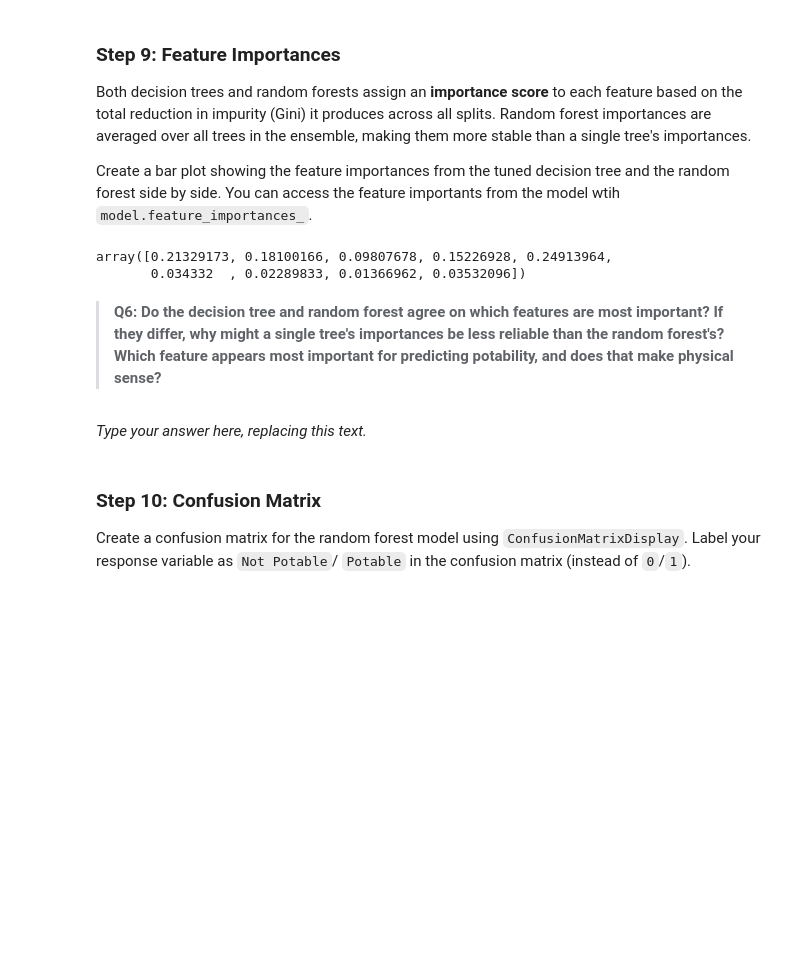
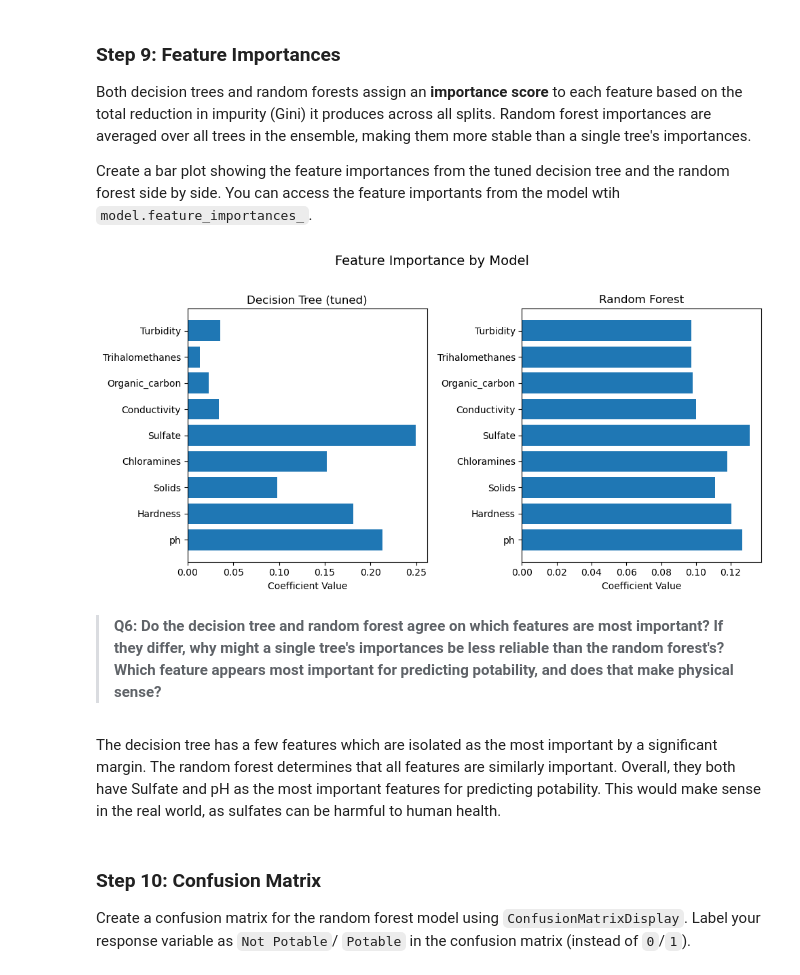
Before and after one commit to ebkhan-peng/assignment-3, a Jupyter notebook: task2/hw3-task2.ipynb, the cells around one changed output. Cells and saved outputs as stored; diff of their text form; code cells hidden in the pictures; blank space fills up the shorter version.

```diff
--- a/task2/hw3-task2.ipynb
+++ b/task2/hw3-task2.ipynb
@@ -265,19 +265,28 @@ Both decision trees and random forests assign an **importance score** to each fe
 Create a bar plot showing the feature importances from the tuned decision tree and the random forest side by side. You can access the feature importants from the model wtih `model.feature_importances_`.
 # %%
 tree_cols = ['Decision Tree (tuned)', 'Random Forest']
-fig, axes = plt.subplots(1,2 figsize = (10,5), sharey=False, sharex=False)
+
+model_comp = pd.DataFrame({'Feature': feature_names, 'Decision Tree (tuned)':dt_opt.feature_importances_,
+                           'Random Forest': rf.feature_importances_ })
+
+
+fig, axes = plt.subplots(1,2, figsize = (10,5), sharey=False, sharex=False)
 
 for ax, col in zip(axes, tree_cols):
+    ax.barh(model_comp['Feature'], model_comp[col])
+    ax.axvline(0, color='black', linewidth=0.8)
+    ax.set_title(col)
+    ax.set_xlabel('Coefficient Value')
 
-
-dt_opt.feature_importances_
+plt.suptitle('Feature Importance by Model', fontsize=14, y=1.02)
+plt.tight_layout()
+plt.show()
 # %% [output]
-array([0.21329173, 0.18100166, 0.09807678, 0.15226928, 0.24913964,
-       0.034332  , 0.02289833, 0.01366962, 0.03532096])
+[figure, added]
 # %% [markdown]
 > **Q6: Do the decision tree and random forest agree on which features are most important? If they differ, why might a single tree's importances be less reliable than the random forest's? Which feature appears most important for predicting potability, and does that make physical sense?**
 # %% [markdown]
-_Type your answer here, replacing this text._
+The decision tree has a few features which are isolated as the most important by a significant margin. The random forest determines that all features are similarly important. Overall, they both have Sulfate and pH as the most important features for predicting potability. This would make sense in the real world, as sulfates can be harmful to human health.
 # %% [markdown]
 <!-- END QUESTION -->
 
```
Also changed, not shown: parts of 6 cells of this notebook.
